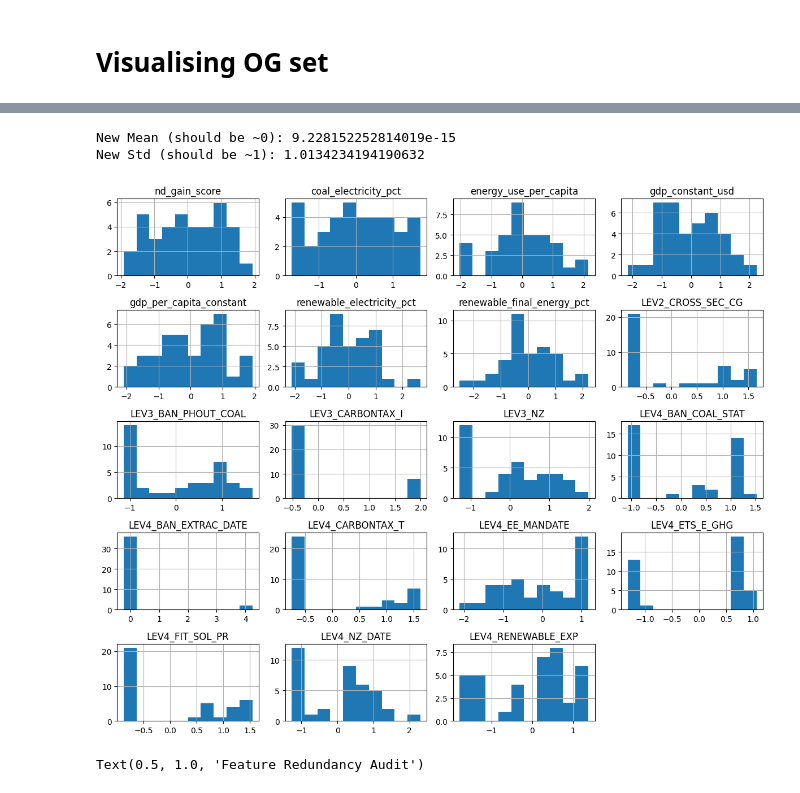
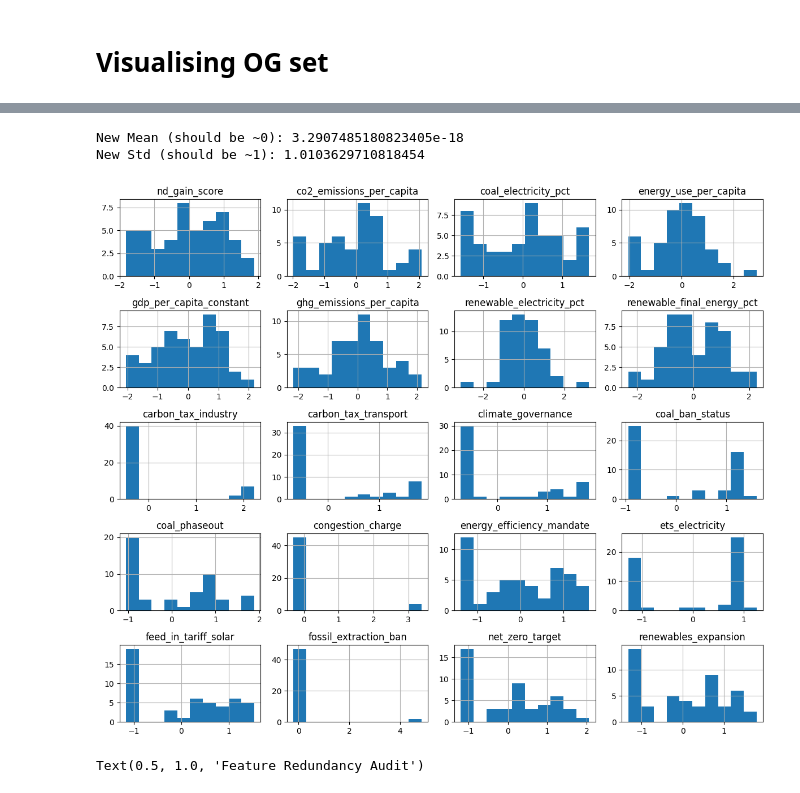
Before and after one commit to irvsam/Identifying-and-Tracking-Climate-Policy-Archetypes, a Jupyter notebook: notebooks/clustering/kmeans/preprocessing.ipynb, the cells around one changed output, grey strips where cells are left out. Saved outputs shown, nothing was run; the diff lists cells and outputs as text; code cells hidden in the pictures.

```diff
--- a/notebooks/clustering/kmeans/preprocessing.ipynb
+++ b/notebooks/clustering/kmeans/preprocessing.ipynb
@@ -5,7 +5,7 @@ from sklearn.preprocessing import StandardScaler
 import pandas as pd
 
 # Get the dataset
-df_averaged = pd.read_csv('../../../data/processed/final_feature_matrix.csv')
+df_averaged = pd.read_csv('../../../data/processed/climate_archetypes_avg.csv')
 
 # Drop non numerical values
 X = df_averaged.drop(columns=['country_code', 'Name'])
@@ -54,27 +56,28 @@ plt.show()
 # %%
 
 
 from sklearn.preprocessing import StandardScaler, PowerTransformer
 # Apply PowerTransformer (Yeo-Johnson)
 pt = PowerTransformer(method='yeo-johnson')
 X_transformed = pt.fit_transform(X)
 
 
 # Convert to DataFrame to check results
 X_df = pd.DataFrame(X_transformed, columns=X.columns)
 print("New Mean (should be ~0):", X_df.mean().mean())
 print("New Std (should be ~1):", X_df.std().mean())
 
 
 # Simple visualisation of distibution of og set
-
+# drop gdp constant
+X_df = X_df.drop(columns=['gdp_constant_usd'])
 X_df.hist(figsize=(12, 10))
 plt.tight_layout()
 plt.show()
 # %% [output]
-New Mean (should be ~0): 9.228152252814019e-15
-New Std (should be ~1): 1.0134234194190632
+New Mean (should be ~0): 3.2907485180823405e-18
+New Std (should be ~1): 1.0103629710818454
-[figure, old version]
+[figure, new version]
 # %%
 import seaborn as sns
 
```
Also changed, not shown: parts of 2 cells of this notebook.
